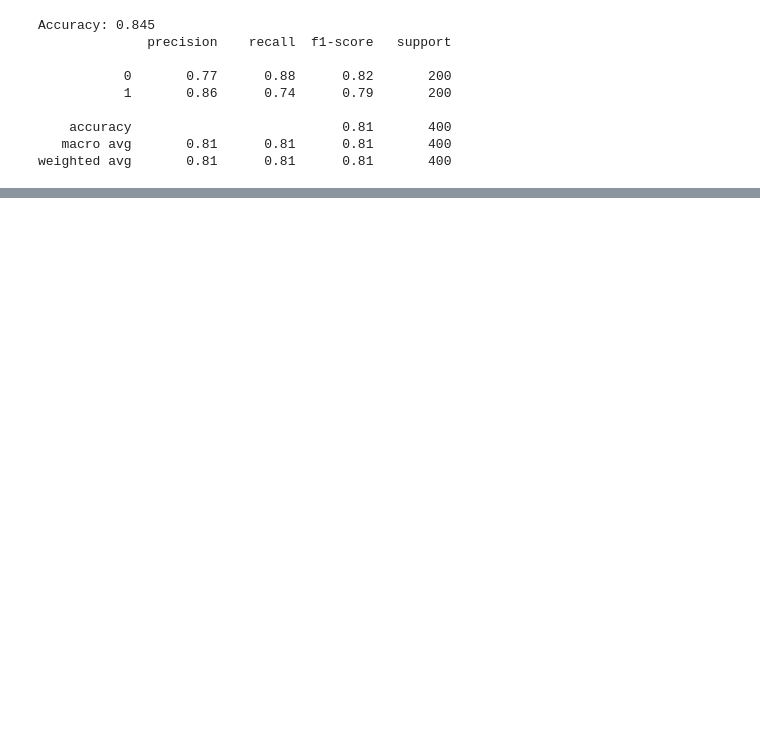
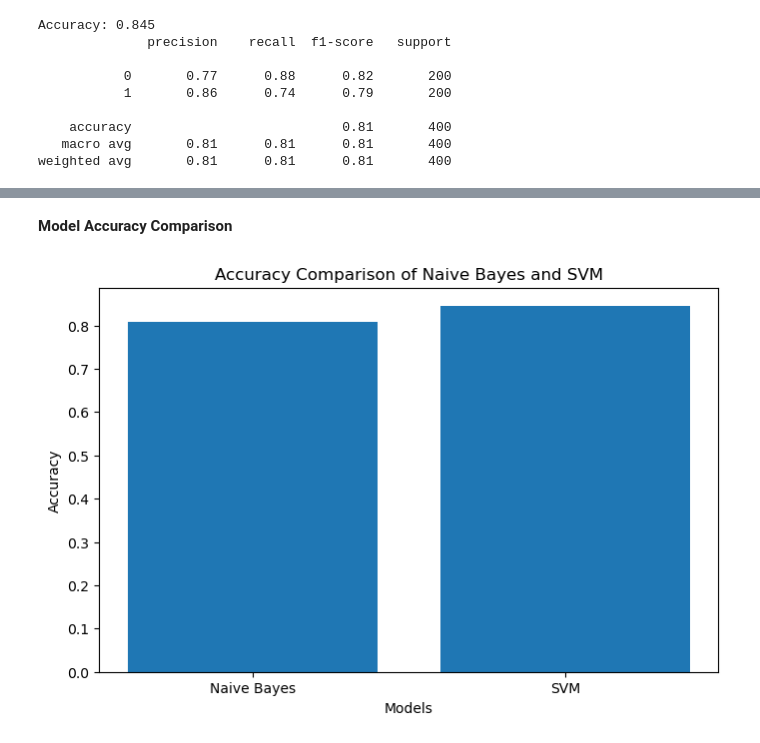
Before and after one commit to Noureenaboarab/Movie-Review-Sentiment-Analysis, a Jupyter notebook: Movie Review Sentiment Analysis.ipynb, the cells around one changed output, grey strips where cells are left out. Cells and saved outputs as stored; diff of their text form; code cells hidden in the pictures; blank space fills up the shorter version.

```diff
--- a/Movie Review Sentiment Analysis.ipynb
+++ b/Movie Review Sentiment Analysis.ipynb
@@ -156,8 +167,8 @@ nb_classifier.fit(X_train, y_train)
 y_pred = nb_classifier.predict(X_test)
 
 
-accuracy = accuracy_score(y_test, y_pred)
-print("Accuracy:", accuracy)
+NB_accuracy = accuracy_score(y_test, y_pred)
+print("Accuracy:", NB_accuracy)
 
 
 print(classification_report(y_test, y_pred))
@@ -180,8 +202,8 @@ svm_classifier = SVC(kernel='linear', C=1.0)
 nb_classifier = MultinomialNB()
 svm_classifier.fit(X_train, y_train)
 y_pred2 = svm_classifier.predict(X_test)
-accuracy = accuracy_score(y_test, y_pred2)
-print("Accuracy:", accuracy)
+svm_accuracy = accuracy_score(y_test, y_pred2)
+print("Accuracy:", svm_accuracy)
 print(classification_report(y_test, y_pred))
 # %% [output]
 Accuracy: 0.845
@@ -196,3 +225,20 @@ weighted avg       0.81      0.81      0.81       400
+# %% [markdown]
+**Model Accuracy Comparison**
+# %%
+accuracies = [NB_accuracy, svm_accuracy]
+
+
+models = ['Naive Bayes', 'SVM']
+
+plt.figure(figsize=(8, 5))
+plt.bar(models, accuracies)
+plt.xlabel('Models')
+plt.ylabel('Accuracy')
+plt.title('Accuracy Comparison of Naive Bayes and SVM')
+# plt.ylim(0, 1)
+plt.show()
+# %% [output]
+[figure, added]
 # %%
 def Test_Model(sentence):
     sen = cv.transform([sentence]).toarray()
```
Also changed, not shown: parts of 9 cells of this notebook.
